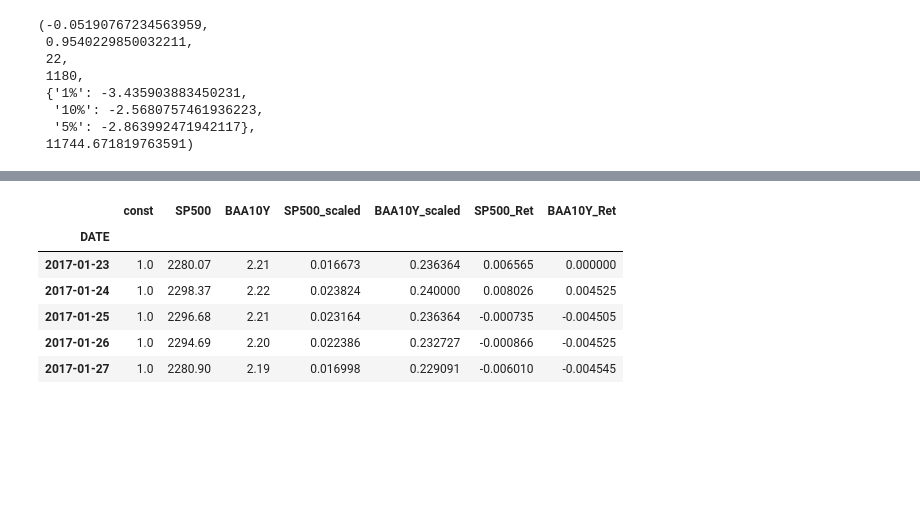
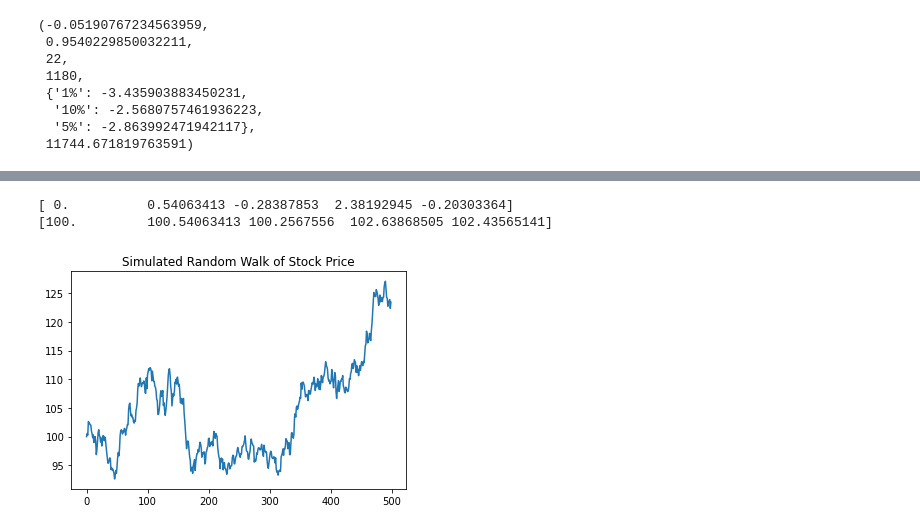
Before and after one commit to flyin01/dc, a Jupyter notebook: time_series_analysis.ipynb, the cells around one changed output, grey strips where cells are left out. Saved outputs shown, nothing was run; the diff lists cells and outputs as text; code cells hidden in the pictures; blank space fills up the shorter version.

Commit message:
added random walk with drift

```diff
--- a/time_series_analysis.ipynb
+++ b/time_series_analysis.ipynb
@@ -847,10 +854,20 @@ We can also print out the full results of the test, like `1180` the number of ob
-# %%
-df.head()
-# %% [output]
-|  | const | SP500 | BAA10Y | SP500_scaled | BAA10Y_scaled | SP500_Ret | BAA10Y_Ret |
-| DATE |  |  |  |  |  |  |  |
-| 2017-01-23 | 1.0 | 2280.07 | 2.21 | 0.016673 | 0.236364 | 0.006565 | 0.000000 |
-| 2017-01-24 | 1.0 | 2298.37 | 2.22 | 0.023824 | 0.240000 | 0.008026 | 0.004525 |
-| 2017-01-25 | 1.0 | 2296.68 | 2.21 | 0.023164 | 0.236364 | -0.000735 | -0.004505 |
-| 2017-01-26 | 1.0 | 2294.69 | 2.20 | 0.022386 | 0.232727 | -0.000866 | -0.004525 |
-| 2017-01-27 | 1.0 | 2280.90 | 2.19 | 0.016998 | 0.229091 | -0.006010 | -0.004545 |
+# %%
+# generate 500 random steps with mean 0 and sd 1
+steps = np.random.normal(loc=0, scale=1, size=500)
+
+# set first element to 0 so first price will be the starting stock price
+steps[0]=0
+print(steps[0:5])
+
+# simulate stock prices, P with starting price of 100
+P = 100 + np.cumsum(steps)
+print(P[0:5])
+
+# plot the simulated stock prices
+plt.plot(P)
+plt.title("Simulated Random Walk of Stock Price")
+plt.show()
+# %% [output]
+[ 0.          0.54063413 -0.28387853  2.38192945 -0.20303364]
+[100.         100.54063413 100.2567556  102.63868505 102.43565141]
+[figure, added]
```
Also changed, not shown: parts of 9 cells of this notebook.
